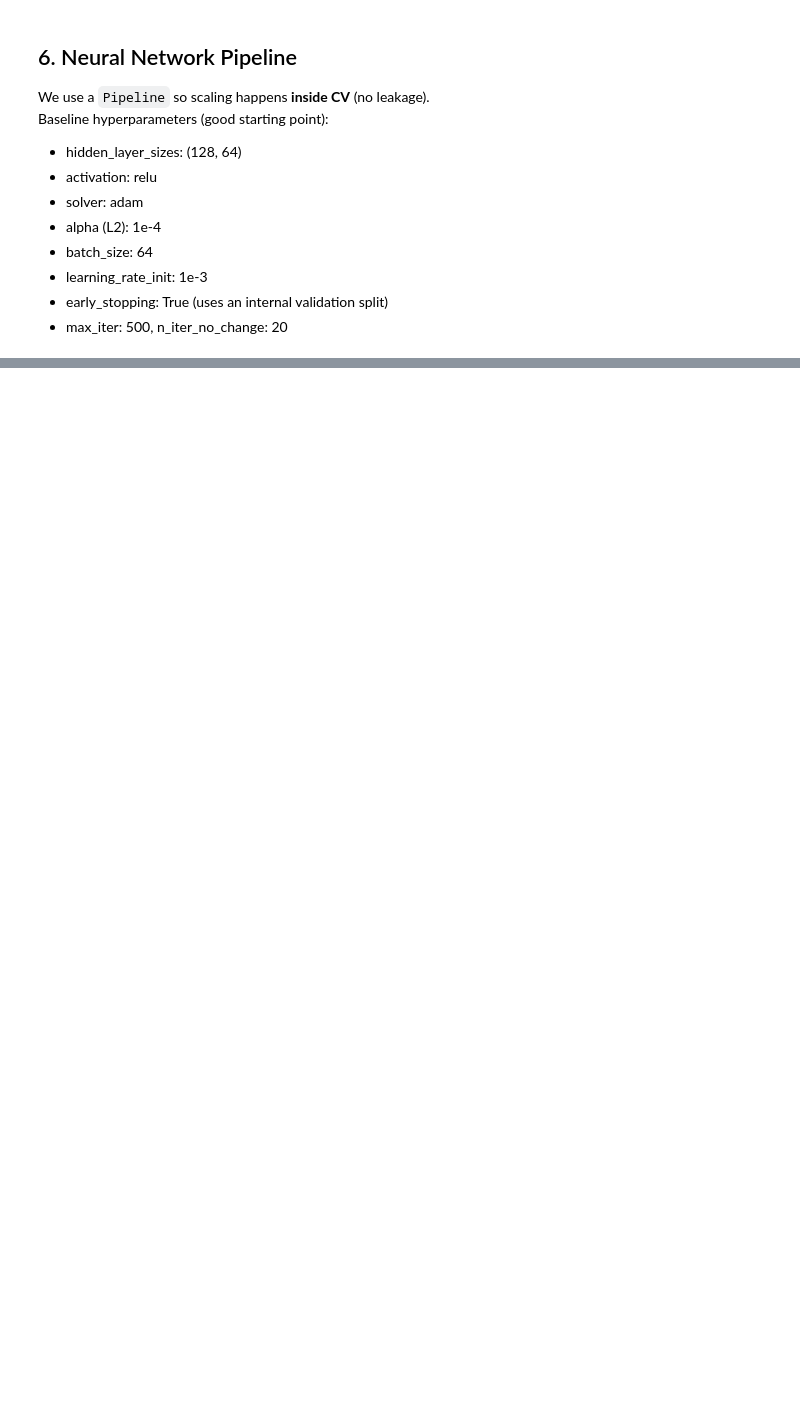
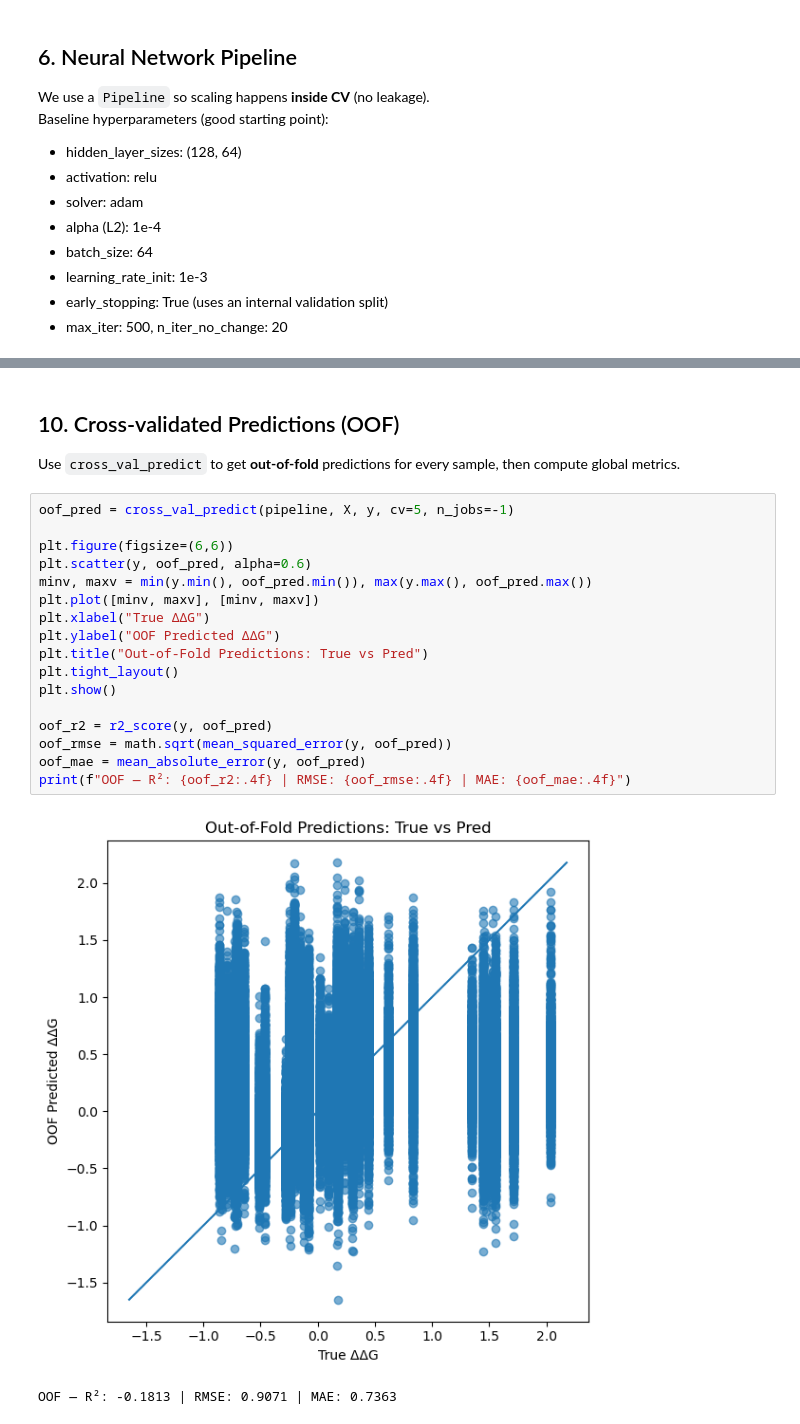
Before and after one commit to Nakshatra120/ML-Protein-DNA-Binding-Affinity, a Jupyter notebook: tutorial notebooks/walkthrough-03.ipynb, the cells around one changed output, grey strips where cells are left out. Cells and saved outputs as stored; diff of their text form; blank space fills up the shorter version.

```diff
--- a/tutorial notebooks/walkthrough-03.ipynb
+++ b/tutorial notebooks/walkthrough-03.ipynb
@@ -310,0 +409,24 @@ print("\nCV MAE:", -cv_mae, "\nMean MAE:", (-cv_mae).mean())
+# %% [markdown]
+## 10. Cross-validated Predictions (OOF)
+
+Use `cross_val_predict` to get **out-of-fold** predictions for every sample, then compute global metrics.
+# %%
+oof_pred = cross_val_predict(pipeline, X, y, cv=5, n_jobs=-1)
+
+plt.figure(figsize=(6,6))
+plt.scatter(y, oof_pred, alpha=0.6)
+minv, maxv = min(y.min(), oof_pred.min()), max(y.max(), oof_pred.max())
+plt.plot([minv, maxv], [minv, maxv])
+plt.xlabel("True ΔΔG")
+plt.ylabel("OOF Predicted ΔΔG")
+plt.title("Out-of-Fold Predictions: True vs Pred")
+plt.tight_layout()
+plt.show()
+
+oof_r2 = r2_score(y, oof_pred)
+oof_rmse = math.sqrt(mean_squared_error(y, oof_pred))
+oof_mae = mean_absolute_error(y, oof_pred)
+print(f"OOF — R²: {oof_r2:.4f} | RMSE: {oof_rmse:.4f} | MAE: {oof_mae:.4f}")
+# %% [output]
+[figure, added]
+OOF — R²: -0.1813 | RMSE: 0.9071 | MAE: 0.7363
```
Also changed, not shown: parts of 28 cells of this notebook, 1 other file.
